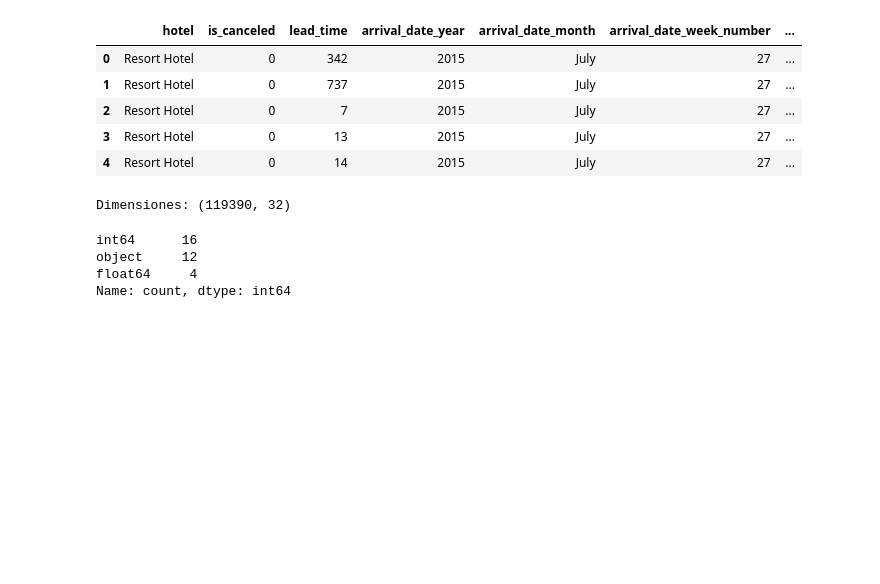
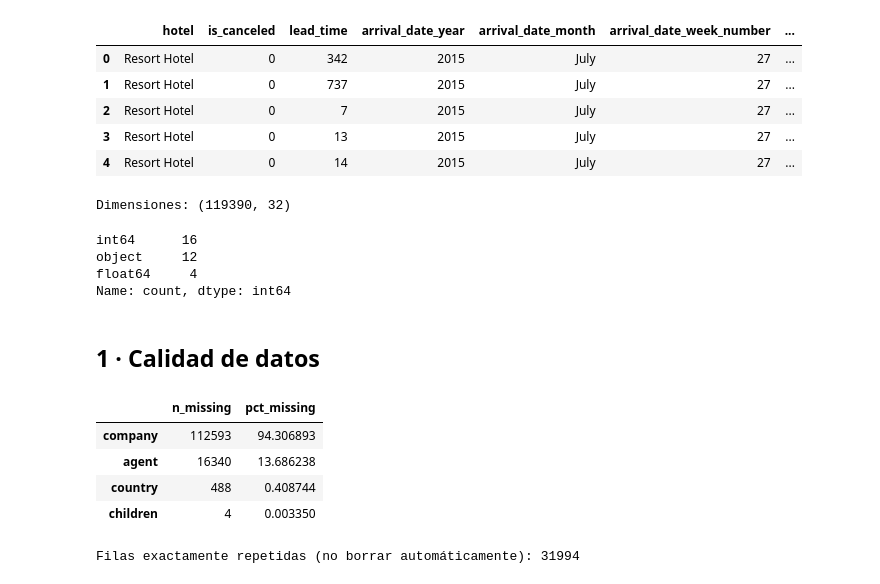
Before and after one commit to jaime87juarez/-Midterm-Project-mlzoomcamp_2026, a Jupyter notebook: notebooks/01_EDA.ipynb, the cells around one changed output. Cells and saved outputs as stored; diff of their text form; code cells hidden in the pictures; blank space fills up the shorter version.

Commit message:
Exploratory Data Analysis notebook 01 EDA.ipynb

```diff
--- a/notebooks/01_EDA.ipynb
+++ b/notebooks/01_EDA.ipynb
@@ -28,3 +28,16 @@ int64      16
 object     12
 float64     4
 Name: count, dtype: int64
+# %% [markdown]
+## 1 · Calidad de datos
+# %%
+missing = pd.DataFrame({'n_missing':raw.isna().sum(), 'pct_missing':raw.isna().mean()*100})
+display(missing.query('n_missing > 0').sort_values('n_missing',ascending=False))
+print('Filas exactamente repetidas (no borrar automáticamente):',raw.duplicated().sum())
+# %% [output]
+|  | n_missing | pct_missing |
+| company | 112593 | 94.306893 |
+| agent | 16340 | 13.686238 |
+| country | 488 | 0.408744 |
+| children | 4 | 0.003350 |
+Filas exactamente repetidas (no borrar automáticamente): 31994
```
Also changed, not shown: parts of 6 cells of this notebook, 1 other file.
